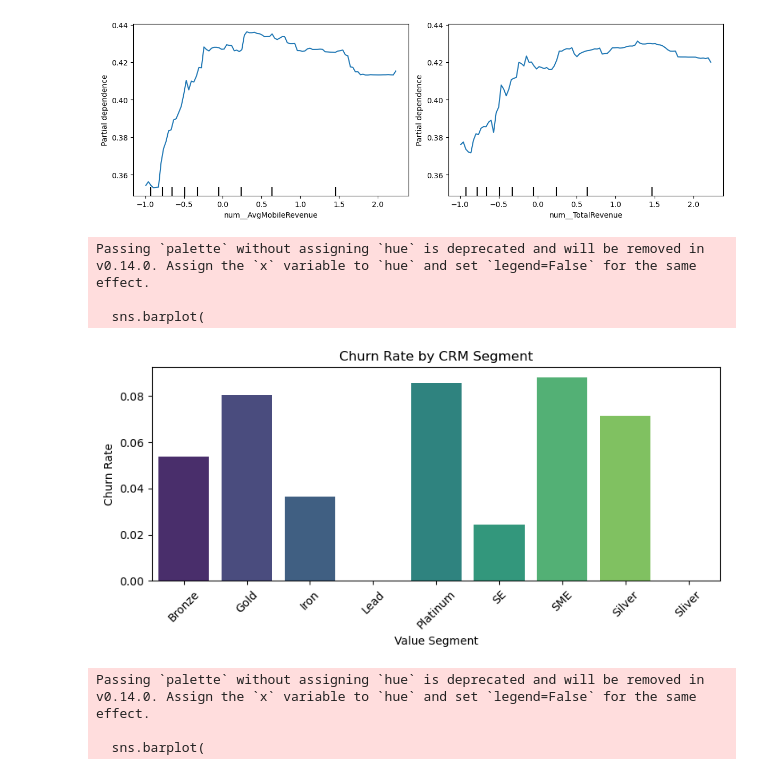
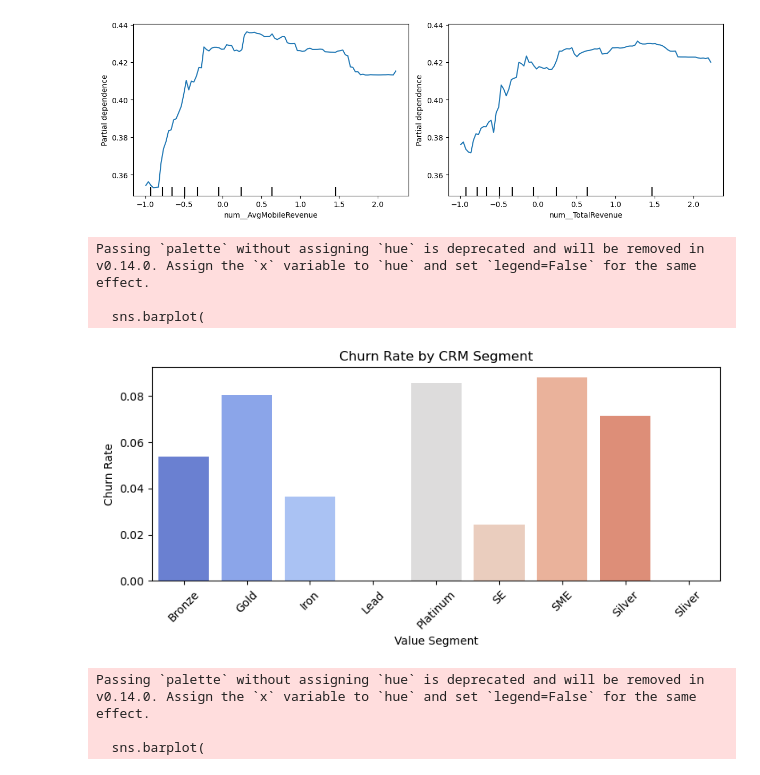
Before and after one commit to mwinsa01/NguyenMwinjuma_Business_Telecom_Customers_Churn, a Jupyter notebook: DS325_final_project.ipynb, the cells around one changed output. Drawn from its saved outputs; the diff is of its cells as text; code cells hidden in the pictures.

```diff
--- a/DS325_final_project.ipynb
+++ b/DS325_final_project.ipynb
@@ -582,31 +531,31 @@ plt.show()
 # %%
 import matplotlib.pyplot as plt
 import seaborn as sns
 
-# Assemble a DataFrame of segment vs churn rate
+# Assemble segments and churn rate
 seg_df = df.groupby('CRM_PID_Value_Segment')['CHURN'] \
            .mean() \
            .sort_values(ascending=False) \
            .reset_index()
 
 plt.figure(figsize=(8,4))
 sns.barplot(
     data=seg_df,
     x='CRM_PID_Value_Segment',
     y='CHURN',
-    palette='viridis'
+    palette='coolwarm'
 )
 plt.ylabel('Churn Rate')
 plt.xlabel('Value Segment')
 plt.title('Churn Rate by CRM Segment')
 plt.xticks(rotation=45)
 plt.tight_layout()
 plt.show()
 # %% [output]
 Passing `palette` without assigning `hue` is deprecated and will be removed in v0.14.0. Assign the `x` variable to `hue` and set `legend=False` for the same effect.
 
   sns.barplot(
-[figure, old version]
+[figure, new version]
 # %%
 plt.figure(figsize=(6,4))
 sns.barplot(
```
Also changed, not shown: parts of 18 cells of this notebook.
